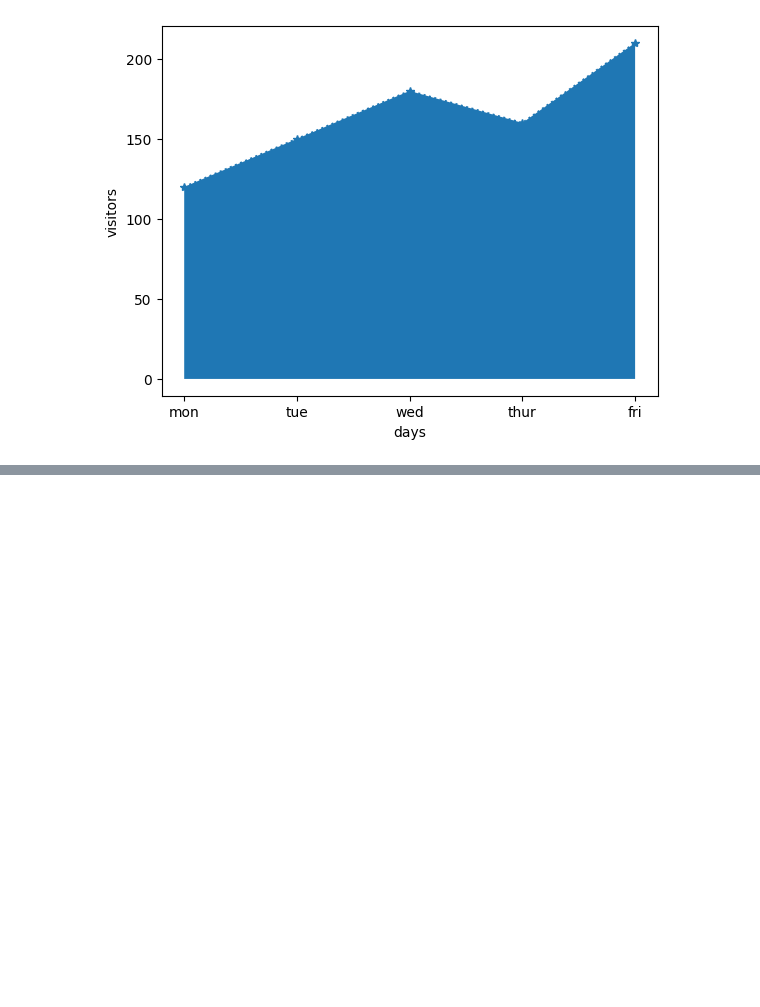
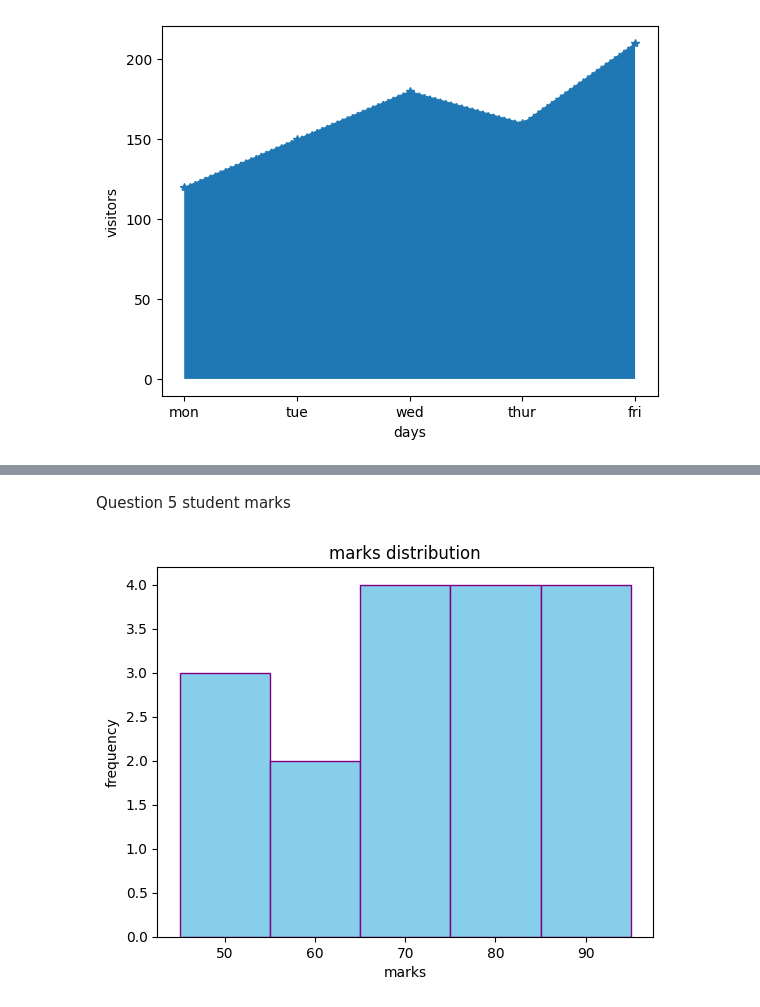
Before and after one commit to Sayahniyas/DATASCIENCE_PROJECTS, a Jupyter notebook: SEABORN.ipynb, the cells around one changed output, grey strips where cells are left out. Cells and saved outputs as stored; diff of their text form; code cells hidden in the pictures; blank space fills up the shorter version.

```diff
--- a/SEABORN.ipynb
+++ b/SEABORN.ipynb
@@ -93,0 +115,11 @@ plt.show()
+# %% [markdown]
+Question 5 student marks
+# %%
+marks = [45,50,52,60,62,65,67,70,72,75,78,80,82,85,88,90,95]
+plt.hist(marks,bins =5,color ="skyblue",edgecolor = "purple")
+plt.xlabel("marks")
+plt.ylabel("frequency")
+plt.title("marks distribution")
+plt.show()
+# %% [output]
+[figure, added]
```
Also changed, not shown: parts of 5 cells of this notebook.
